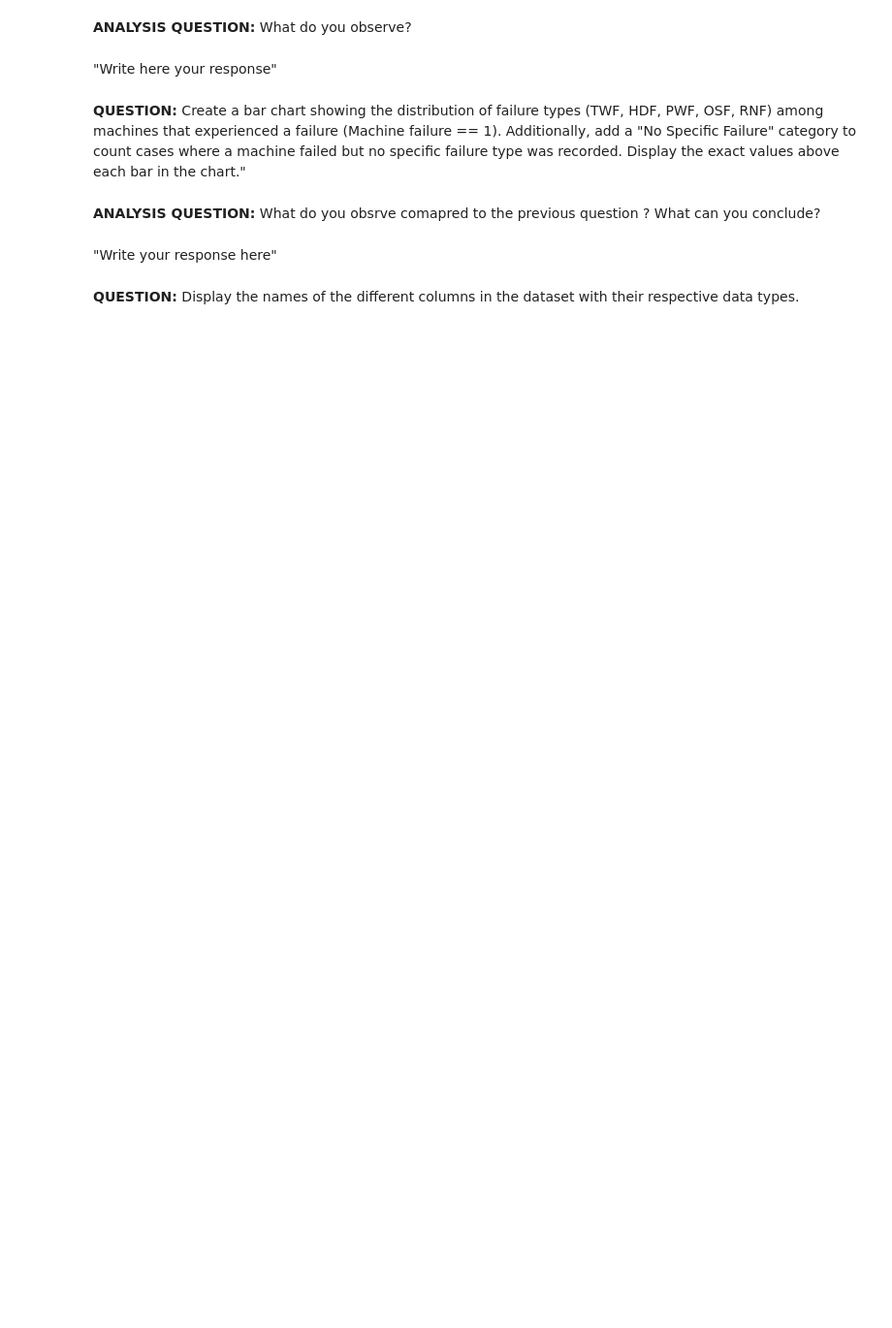
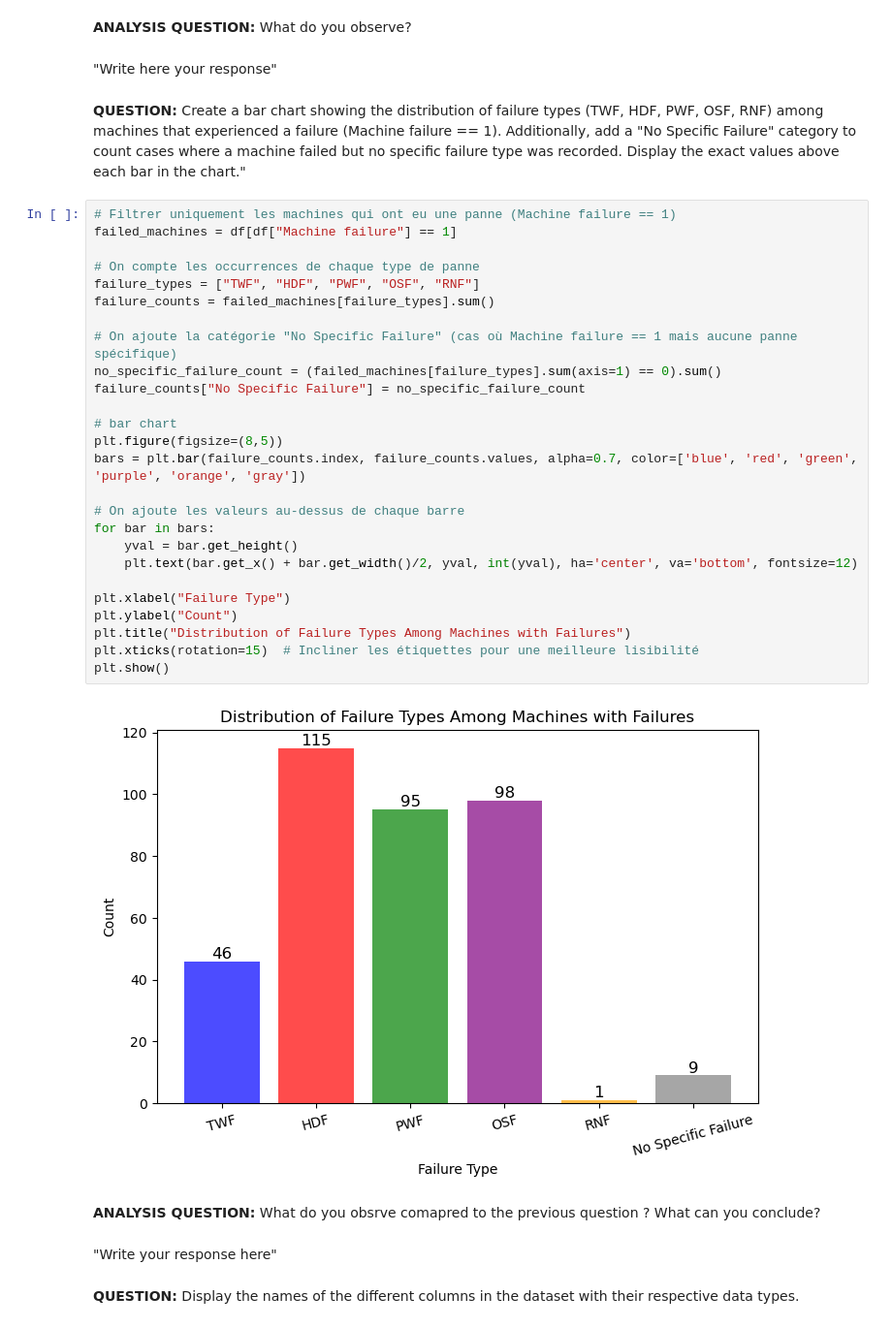
Before and after one commit to rosecymbler/IAEmbarquee, a Jupyter notebook: TP_IA_EMBARQUEE.ipynb, the cells around one changed output. Shown: that part at 97% size. Drawn from its saved outputs; the diff is of its cells as text; blank space fills up the shorter version.

```diff
--- a/TP_IA_EMBARQUEE.ipynb
+++ b/TP_IA_EMBARQUEE.ipynb
@@ -87,6 +106,34 @@ La grande majorité des machines ne sont pas tombées en panne (en bleu). Seule
 "Write here your response"
 # %% [markdown]
 **QUESTION:** Create a bar chart showing the distribution of failure types (TWF, HDF, PWF, OSF, RNF) among machines that experienced a failure (Machine failure == 1). Additionally, add a "No Specific Failure" category to count cases where a machine failed but no specific failure type was recorded. Display the exact values above each bar in the chart."
+# %%
+# Filtrer uniquement les machines qui ont eu une panne (Machine failure == 1)
+failed_machines = df[df["Machine failure"] == 1]
+
+# On compte les occurrences de chaque type de panne
+failure_types = ["TWF", "HDF", "PWF", "OSF", "RNF"]
+failure_counts = failed_machines[failure_types].sum()
+
+# On ajoute la catégorie "No Specific Failure" (cas où Machine failure == 1 mais aucune panne spécifique)
+no_specific_failure_count = (failed_machines[failure_types].sum(axis=1) == 0).sum()
+failure_counts["No Specific Failure"] = no_specific_failure_count
+
+# bar chart
+plt.figure(figsize=(8,5))
+bars = plt.bar(failure_counts.index, failure_counts.values, alpha=0.7, color=['blue', 'red', 'green', 'purple', 'orange', 'gray'])
+
+# On ajoute les valeurs au-dessus de chaque barre
+for bar in bars:
+    yval = bar.get_height()
+    plt.text(bar.get_x() + bar.get_width()/2, yval, int(yval), ha='center', va='bottom', fontsize=12)
+
+plt.xlabel("Failure Type")
+plt.ylabel("Count")
+plt.title("Distribution of Failure Types Among Machines with Failures")
+plt.xticks(rotation=15)  # Incliner les étiquettes pour une meilleure lisibilité
+plt.show()
+# %% [output]
+[figure, added]
 # %% [markdown]
 **ANALYSIS QUESTION:** What do you obsrve comapred to the previous question ? What can you conclude?
 # %% [markdown]
```
Also changed, not shown: parts of 4 cells of this notebook.
